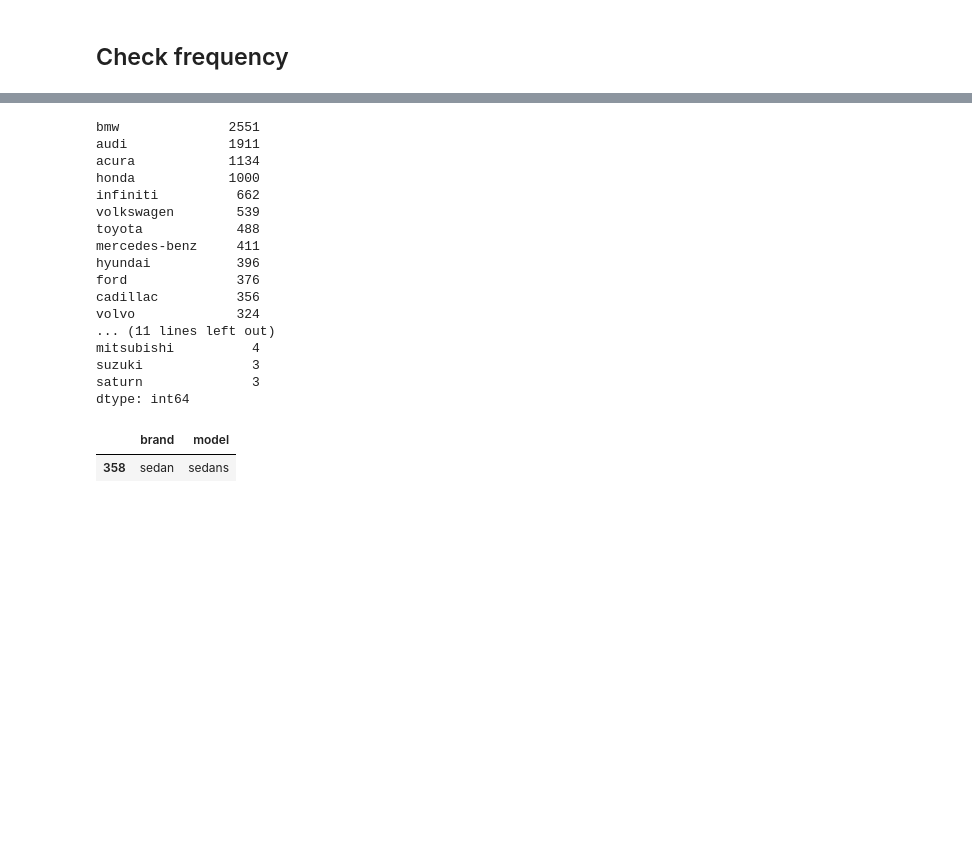
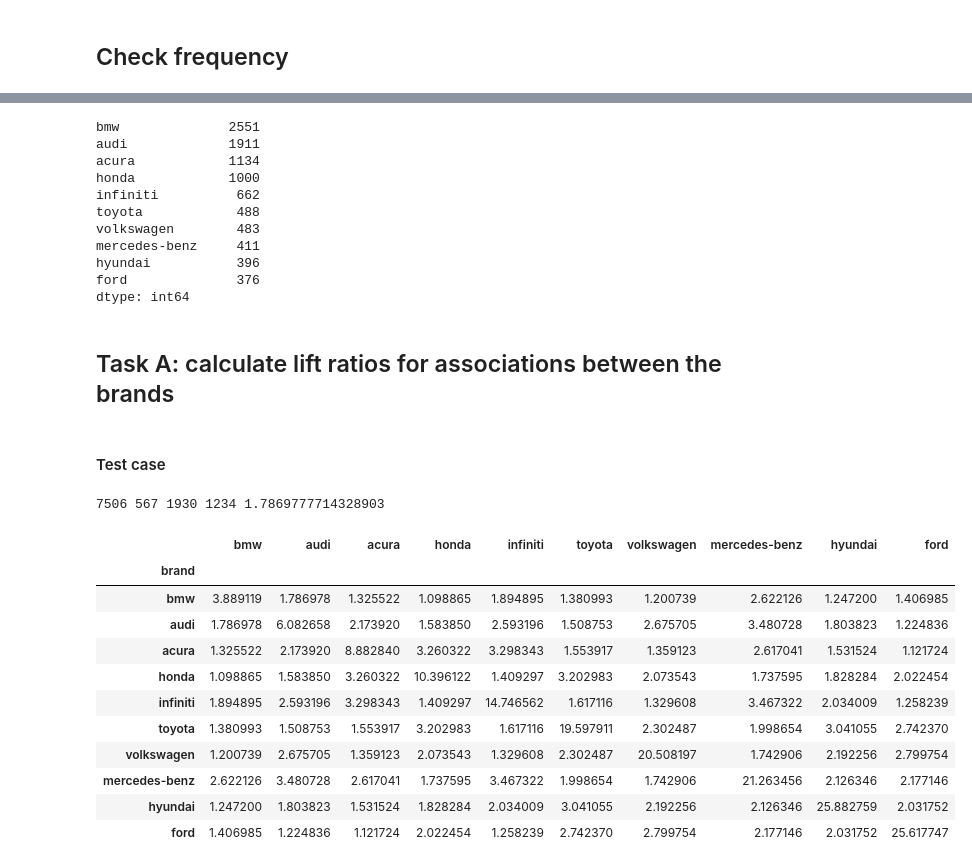
Before and after one commit to cdd6689/Twitter-Politics-Text-Analytics-project-, a Jupyter notebook: HW/HW1/HW1_notebook_matthew.ipynb, the cells around one changed output, grey strips where cells are left out. Drawn from its saved outputs; the diff is of its cells as text; code cells hidden in the pictures; blank space fills up the shorter version.

```diff
--- a/HW/HW1/HW1_notebook_matthew.ipynb
+++ b/HW/HW1/HW1_notebook_matthew.ipynb
@@ -199,27 +198,58 @@ tmp = pd.DataFrame(word_frequency)
 tmp['word'] = word_frequency.index
 mask = tmp['word'].isin(brand_list)
 brand_frequency = word_frequency[mask]
-brand_frequency
+top10_brands = brand_frequency.head(10)
+top10_brands
 # %% [output]
 bmw              2551
 audi             1911
 acura            1134
 honda            1000
 infiniti          662
-volkswagen        539
 toyota            488
+volkswagen        483
 mercedes-benz     411
 hyundai           396
 ford              376
-cadillac          356
-volvo             324
-... (11 lines left out)
-mitsubishi          4
-suzuki              3
-saturn              3
 dtype: int64
-# %%
-models[models['brand'] == 'sedan']
-# %% [output]
-|  | brand | model |
-| 358 | sedan | sedans |
+# %% [markdown]
+## Task A: calculate lift ratios for associations between the brands
+# %% [markdown]
+#### Test case
+# %%
+# lift(bmw, audi)
+a = 'bmw'
+b = 'audi'
+N = df['processed'].shape[0]
+N_ab = sum(df['processed'].map(lambda x: a in x and b in x))
+N_a = sum(df['processed'].map(lambda x: a in x))
+N_b = sum(df['processed'].map(lambda x: b in x))
+print(N, N_ab, N_a, N_b, N*N_ab/(N_a*N_b))
+
+def lift(a, b):
+    N = df['processed'].shape[0]
+    N_ab = sum(df['processed'].map(lambda x: a in x and b in x))
+    N_a = sum(df['processed'].map(lambda x: a in x))
+    N_b = sum(df['processed'].map(lambda x: b in x))
+    return(N*N_ab/(N_a*N_b))
+# %% [output]
+7506 567 1930 1234 1.7869777714328903
+# %%
+lift_brands = pd.DataFrame(top10_brands.index.values, columns=['brand'])
+for make in top10_brands.index.values:
+    lift_brands[make] = lift_brands['brand'].map(lambda x: lift(x, make))
+lift_brands = lift_brands.set_index('brand')
+lift_brands
+# %% [output]
+|  | bmw | audi | acura | honda | infiniti | toyota | volkswagen | mercedes-benz | hyundai | ford |
+| brand |  |  |  |  |  |  |  |  |  |  |
+| bmw | 3.889119 | 1.786978 | 1.325522 | 1.098865 | 1.894895 | 1.380993 | 1.200739 | 2.622126 | 1.247200 | 1.406985 |
+| audi | 1.786978 | 6.082658 | 2.173920 | 1.583850 | 2.593196 | 1.508753 | 2.675705 | 3.480728 | 1.803823 | 1.224836 |
+| acura | 1.325522 | 2.173920 | 8.882840 | 3.260322 | 3.298343 | 1.553917 | 1.359123 | 2.617041 | 1.531524 | 1.121724 |
+| honda | 1.098865 | 1.583850 | 3.260322 | 10.396122 | 1.409297 | 3.202983 | 2.073543 | 1.737595 | 1.828284 | 2.022454 |
+| infiniti | 1.894895 | 2.593196 | 3.298343 | 1.409297 | 14.746562 | 1.617116 | 1.329608 | 3.467322 | 2.034009 | 1.258239 |
+| toyota | 1.380993 | 1.508753 | 1.553917 | 3.202983 | 1.617116 | 19.597911 | 2.302487 | 1.998654 | 3.041055 | 2.742370 |
+| volkswagen | 1.200739 | 2.675705 | 1.359123 | 2.073543 | 1.329608 | 2.302487 | 20.508197 | 1.742906 | 2.192256 | 2.799754 |
+| mercedes-benz | 2.622126 | 3.480728 | 2.617041 | 1.737595 | 3.467322 | 1.998654 | 1.742906 | 21.263456 | 2.126346 | 2.177146 |
+| hyundai | 1.247200 | 1.803823 | 1.531524 | 1.828284 | 2.034009 | 3.041055 | 2.192256 | 2.126346 | 25.882759 | 2.031752 |
+| ford | 1.406985 | 1.224836 | 1.121724 | 2.022454 | 1.258239 | 2.742370 | 2.799754 | 2.177146 | 2.031752 | 25.617747 |
```
Also changed, not shown: parts of 18 cells of this notebook.
